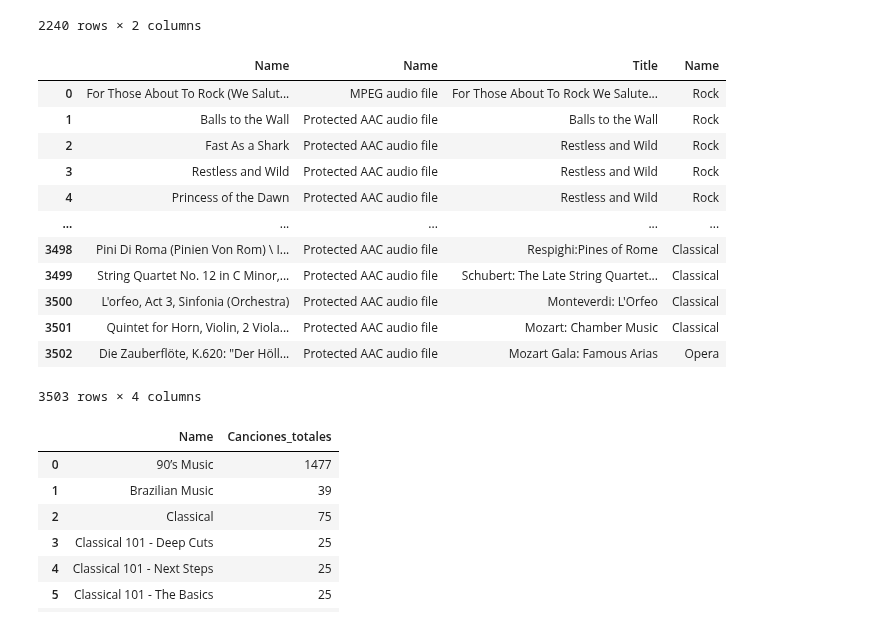
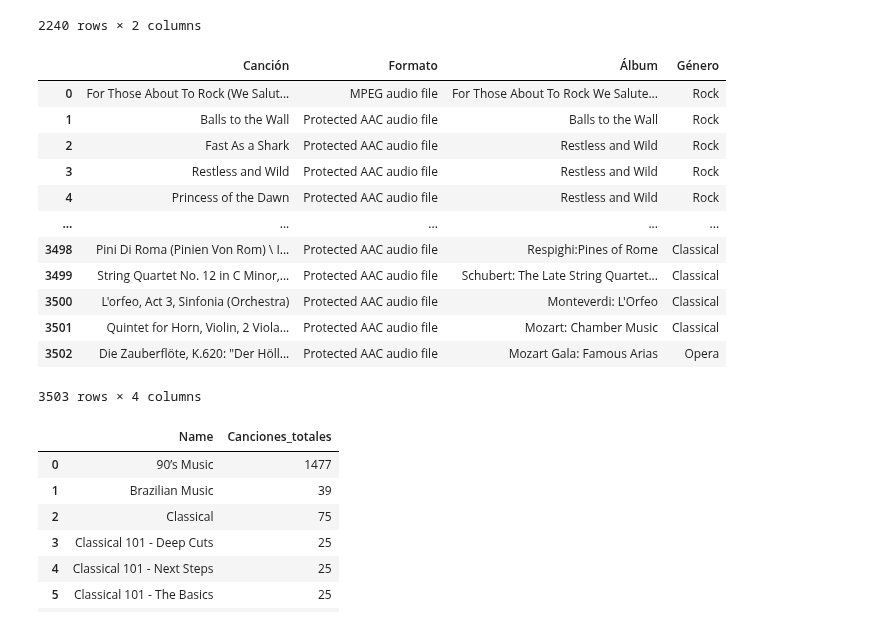
Before and after one commit to InigoLopez1999/2503_dsft_thebridge_inigolopez, a Jupyter notebook: 2-Data_Analysis/8-BBDD/SQL/Practica/1-Chinook/Ejercicio_Practico_SQL_Inigo_Lopez.ipynb, the cells around one changed output. Drawn from its saved outputs; the diff is of its cells as text; code cells hidden in the pictures.

```diff
--- a/2-Data_Analysis/8-BBDD/SQL/Practica/1-Chinook/Ejercicio_Practico_SQL_Inigo_Lopez.ipynb
+++ b/2-Data_Analysis/8-BBDD/SQL/Practica/1-Chinook/Ejercicio_Practico_SQL_Inigo_Lopez.ipynb
@@ -452,19 +499,19 @@ df
 # %%
 query = '''
-SELECT t.Name,m.Name,al.Title,gen.Name
+SELECT t.Name as Canción,m.Name as Formato,al.Title as Álbum,gen.Name as Género
 FROM tracks as t
 INNER JOIN media_types as m
 ON t.MediaTypeId = m.MediaTypeId
 INNER JOIN albums as al
 ON t.AlbumId = al.AlbumId
 INNER JOIN genres as gen
 ON t.GenreId = gen.GenreId
 '''
 
 df = sql_query(query)
 df
 # %% [output]
-|  | Name | Name | Title | Name |
+|  | Canción | Formato | Álbum | Género |
 | 0 | For Those About To Rock (We Salut... | MPEG audio file | For Those About To Rock We Salute... | Rock |
 | 1 | Balls to the Wall | Protected AAC audio file | Balls to the Wall | Rock |
 | 2 | Fast As a Shark | Protected AAC audio file | Restless and Wild | Rock |
```
Also changed, not shown: parts of 45 cells of this notebook.
